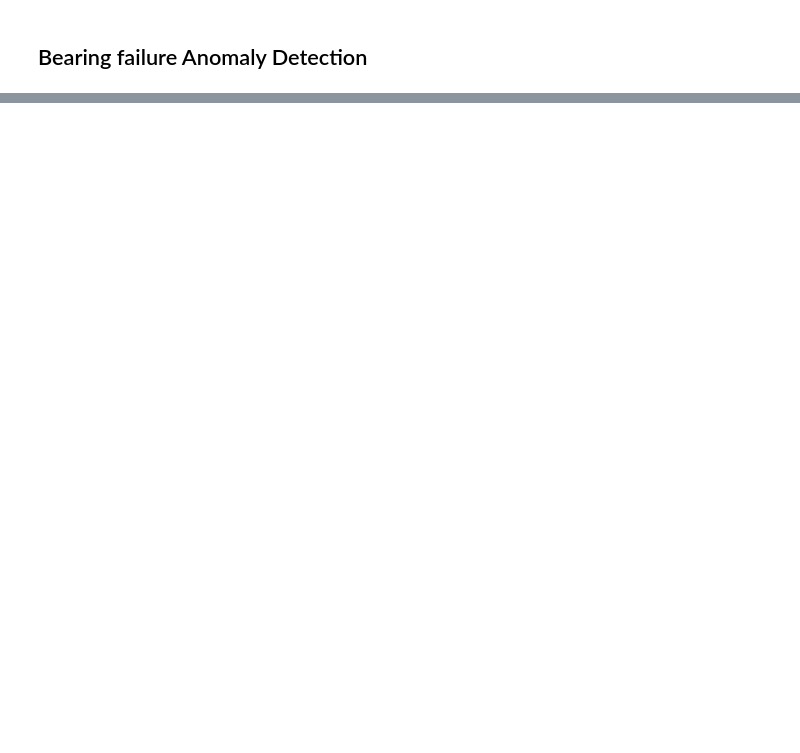
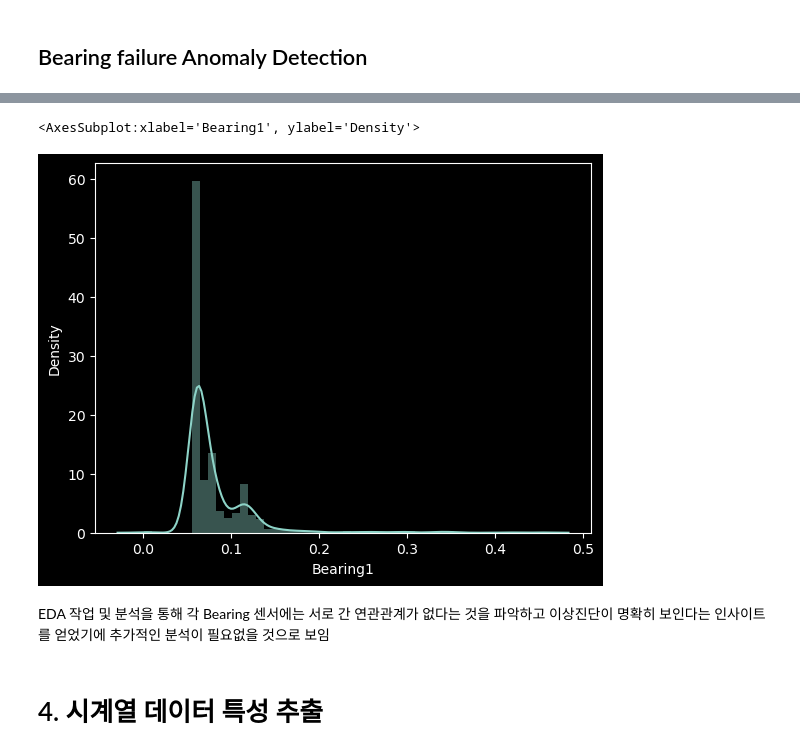
Before and after one commit to sonsungjong/ML_python, a Jupyter notebook: anomaly_detection/302_Bearing failure Anomaly Detection.ipynb, the cells around one changed output, grey strips where cells are left out. Saved outputs shown, nothing was run; the diff lists cells and outputs as text; code cells hidden in the pictures; blank space fills up the shorter version.

```diff
--- a/anomaly_detection/302_Bearing failure Anomaly Detection.ipynb
+++ b/anomaly_detection/302_Bearing failure Anomaly Detection.ipynb
@@ -2,0 +220,13 @@
+# %%
+# 정상/비정상 구간 시각화
+sns.distplot(df['Bearing1'])
+# %% [output]
+<AxesSubplot:xlabel='Bearing1', ylabel='Density'>
+[figure, added]
+# %% [markdown]
+EDA 작업 및 분석을 통해
+각 Bearing 센서에는 서로 간 연관관계가 없다는 것을 파악하고
+이상진단이 명확히 보인다는 인사이트를 얻었기에
+추가적인 분석이 필요없을 것으로 보임
+# %% [markdown]
+# 4. 시계열 데이터 특성 추출
```
Also changed, not shown: parts of 61 cells of this notebook.
